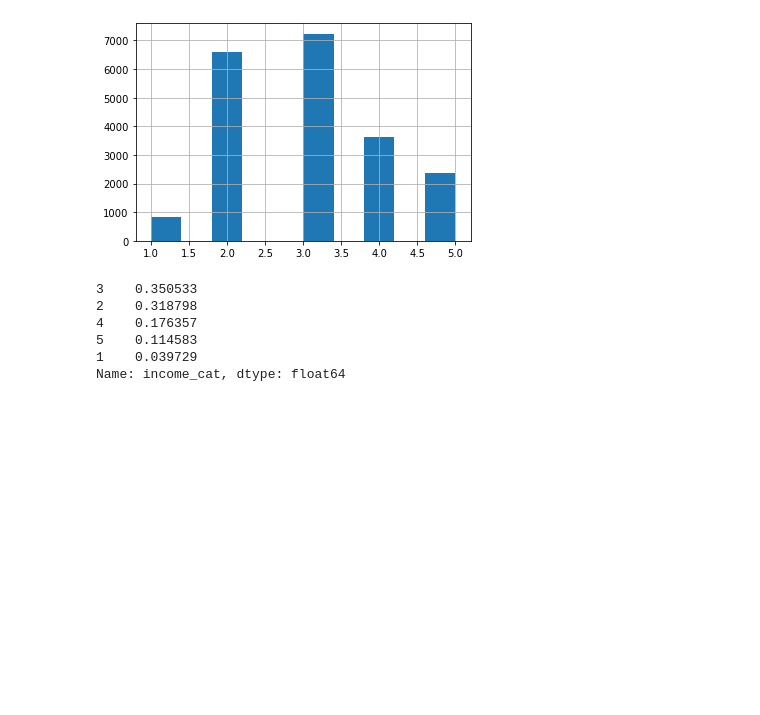
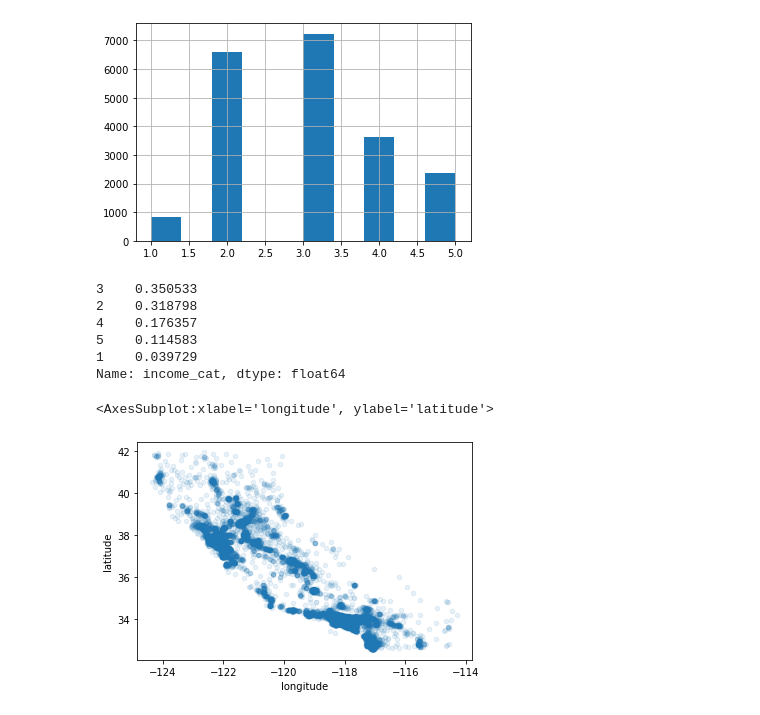
Before and after one commit to HyerQuality/O-Reilly-Hands-On-Machine-Learning, a Jupyter notebook: O'Reilly/Chapter 2/Housing - Regression.ipynb, the cells around one changed output. Cells and saved outputs as stored; diff of their text form; code cells hidden in the pictures; blank space fills up the shorter version.

```diff
--- a/O'Reilly/Chapter 2/Housing - Regression.ipynb
+++ b/O'Reilly/Chapter 2/Housing - Regression.ipynb
@@ -140,0 +142,9 @@ for set_ in (strat_train_set, strat_test_set):
+# %%
+' Duplicate the train set for data exploration.  This way the training set will not be modified on accident'
+housing = strat_train_set.copy()
+# %%
+' Plot the data using the geographic information. The alpha parameter is a good way to visualize density'
+housing.plot(kind='scatter', x='longitude', y='latitude',alpha=0.1)
+# %% [output]
+<AxesSubplot:xlabel='longitude', ylabel='latitude'>
+[figure, added]
```
Also changed, not shown: parts of 11 cells of this notebook.
